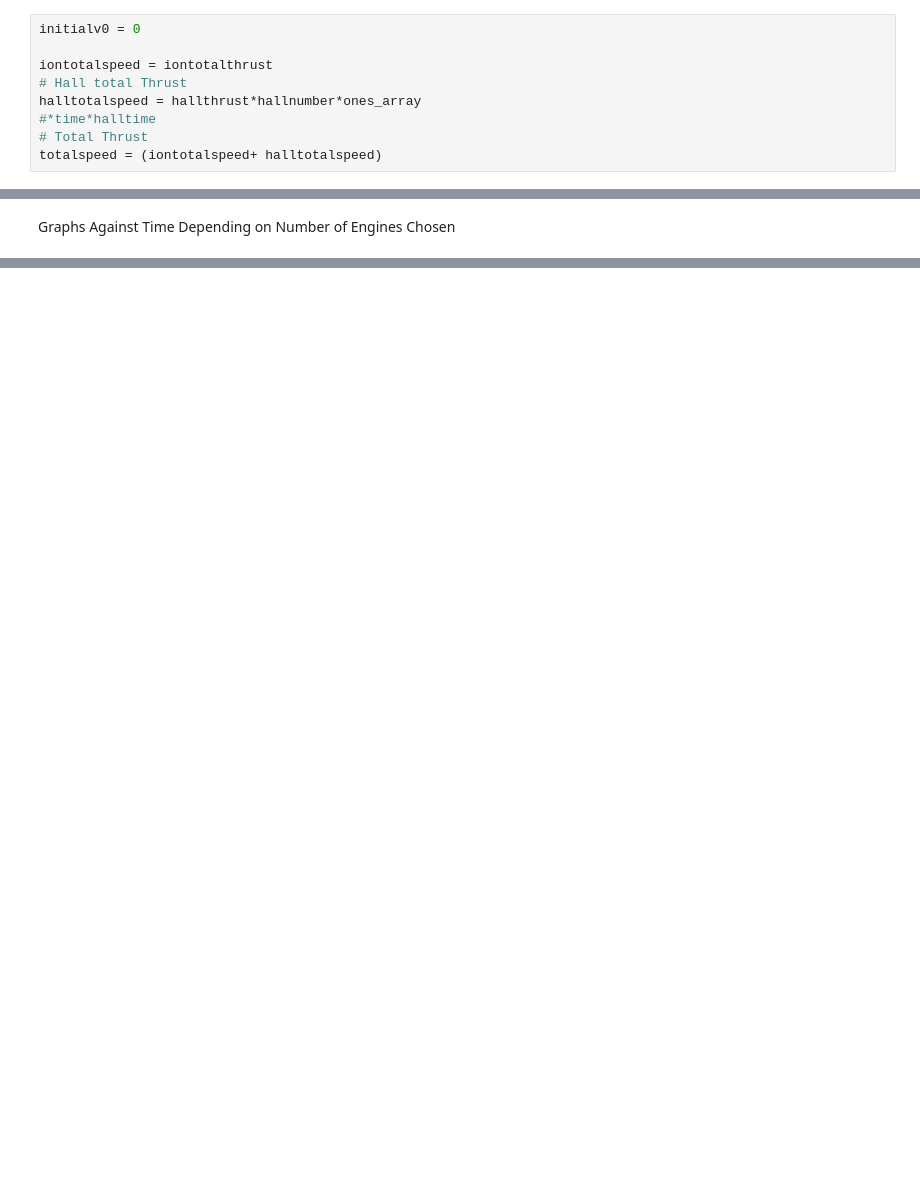
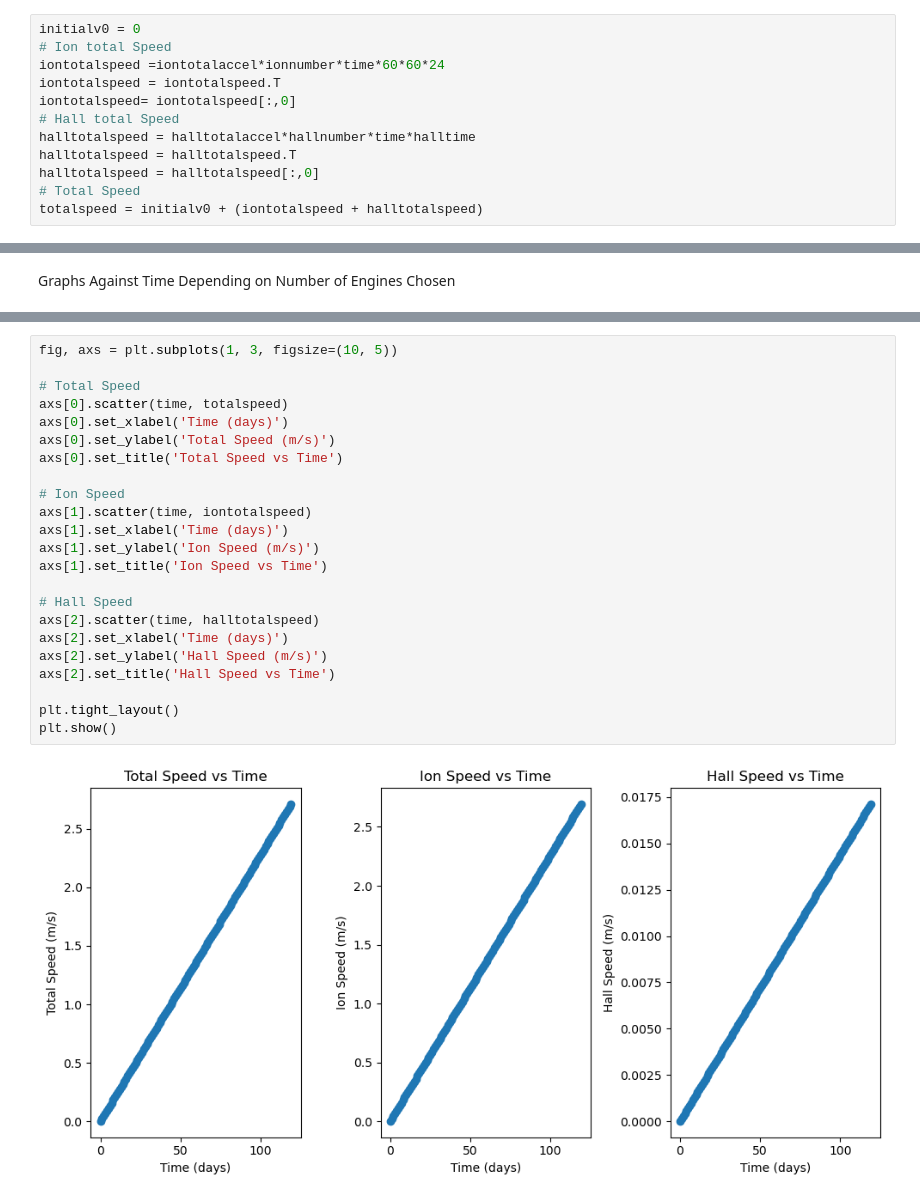
Before and after one commit to Sgail7/Prelim_Rocket_Calc, a Jupyter notebook: electric_prop_test1.ipynb, the cells around one changed output, grey strips where cells are left out. Cells and saved outputs as stored; diff of their text form; blank space fills up the shorter version.

```diff
--- a/electric_prop_test1.ipynb
+++ b/electric_prop_test1.ipynb
@@ -91,10 +92,13 @@ totalaccel = iontotalaccel+halltotalaccel
 Get the Speed of the Spacecraft
 # %%
 initialv0 = 0
-
-iontotalspeed = iontotalthrust
-# Hall total Thrust
-halltotalspeed = hallthrust*hallnumber*ones_array
-#*time*halltime
-# Total Thrust
-totalspeed = (iontotalspeed+ halltotalspeed)
+# Ion total Speed
+iontotalspeed =iontotalaccel*ionnumber*time*60*60*24
+iontotalspeed = iontotalspeed.T
+iontotalspeed= iontotalspeed[:,0]
+# Hall total Speed
+halltotalspeed = halltotalaccel*hallnumber*time*halltime
+halltotalspeed = halltotalspeed.T
+halltotalspeed = halltotalspeed[:,0]
+# Total Speed
+totalspeed = initialv0 + (iontotalspeed + halltotalspeed)
@@ -152,0 +167,25 @@ plt.show()
+# %%
+fig, axs = plt.subplots(1, 3, figsize=(10, 5))
+
+# Total Speed
+axs[0].scatter(time, totalspeed)
+axs[0].set_xlabel('Time (days)')
+axs[0].set_ylabel('Total Speed (m/s)')
+axs[0].set_title('Total Speed vs Time')
+
+# Ion Speed
+axs[1].scatter(time, iontotalspeed)
+axs[1].set_xlabel('Time (days)')
+axs[1].set_ylabel('Ion Speed (m/s)')
+axs[1].set_title('Ion Speed vs Time')
+
+# Hall Speed
+axs[2].scatter(time, halltotalspeed)
+axs[2].set_xlabel('Time (days)')
+axs[2].set_ylabel('Hall Speed (m/s)')
+axs[2].set_title('Hall Speed vs Time')
+
+plt.tight_layout()
+plt.show()
+# %% [output]
+[figure, added]
```
Also changed, not shown: parts of 9 cells of this notebook.
